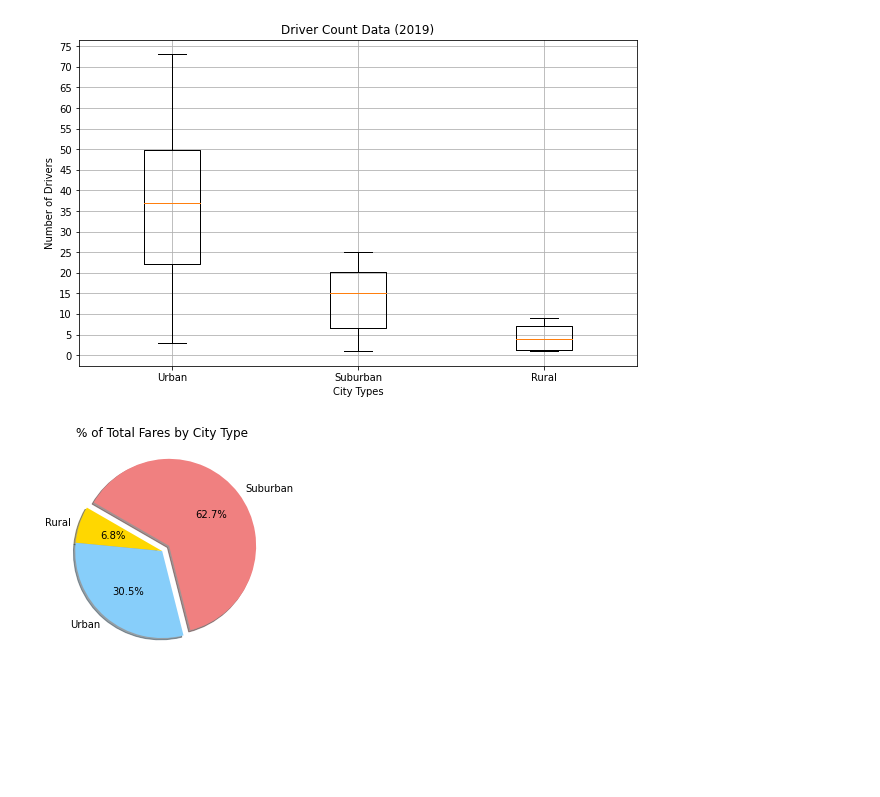
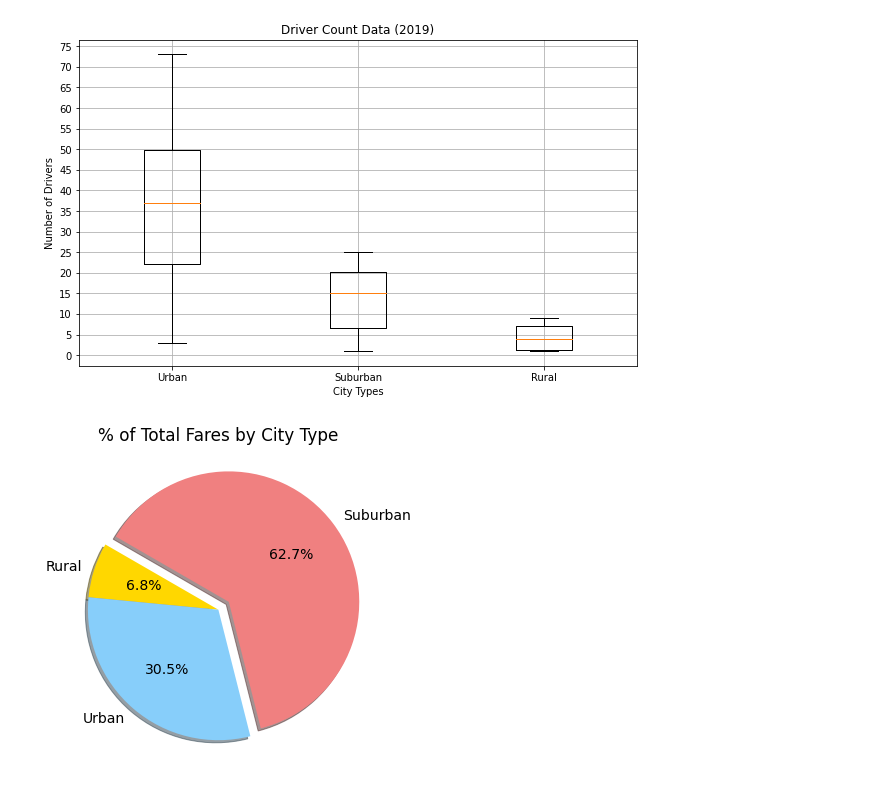
Before and after one commit to cdeanatx/Pyber_Analysis, a Jupyter notebook: PyBer.ipynb, the cells around one changed output. Cells and saved outputs as stored; diff of their text form; code cells hidden in the pictures; blank space fills up the shorter version.

Commit message:
Pie charts created.

```diff
--- a/PyBer.ipynb
+++ b/PyBer.ipynb
@@ -596,23 +596,23 @@ plt.savefig('analysis/Fig4.png')
 # Calculate the percentage of fares by city type
 fare_percents = pyber_data_df.groupby(['type']).sum()['fare'] / pyber_data_df.fare.sum() * 100
 # fare_percents
-# %%
-# Dependency
-import matplotlib as mpl
-
-# Create the pie chart
-plt.subplots(figsi)
-plt.pie(fare_percents,
-    labels=['Rural', 'Urban', 'Suburban'],
-    colors=['gold', 'lightskyblue', 'lightcoral'],
-    explode=[0, 0, 0.1],
-    autopct='%1.1f%%',
-    shadow=True,
-    startangle=150)
-plt.title('% of Total Fares by City Type')
-mpl.rcParams['font.size'] = 14
-
-# Save the figure
-plt.savefig('analysis/Fig5.png')
-# %% [output]
-[figure, removed]
+# %%
+# Dependency
+import matplotlib as mpl
+
+# Create the pie chart
+plt.subplots(figsize=(10,6))
+plt.pie(fare_percents,
+    labels=['Rural', 'Urban', 'Suburban'],
+    colors=['gold', 'lightskyblue', 'lightcoral'],
+    explode=[0, 0, 0.1],
+    autopct='%1.1f%%',
+    shadow=True,
+    startangle=150)
+plt.title('% of Total Fares by City Type')
+mpl.rcParams['font.size'] = 14
+
+# Save the figure
+plt.savefig('analysis/Fig5.png')
+# %% [output]
+[figure, added]
```
Also changed, not shown: parts of 2 cells of this notebook, 1 other file.
